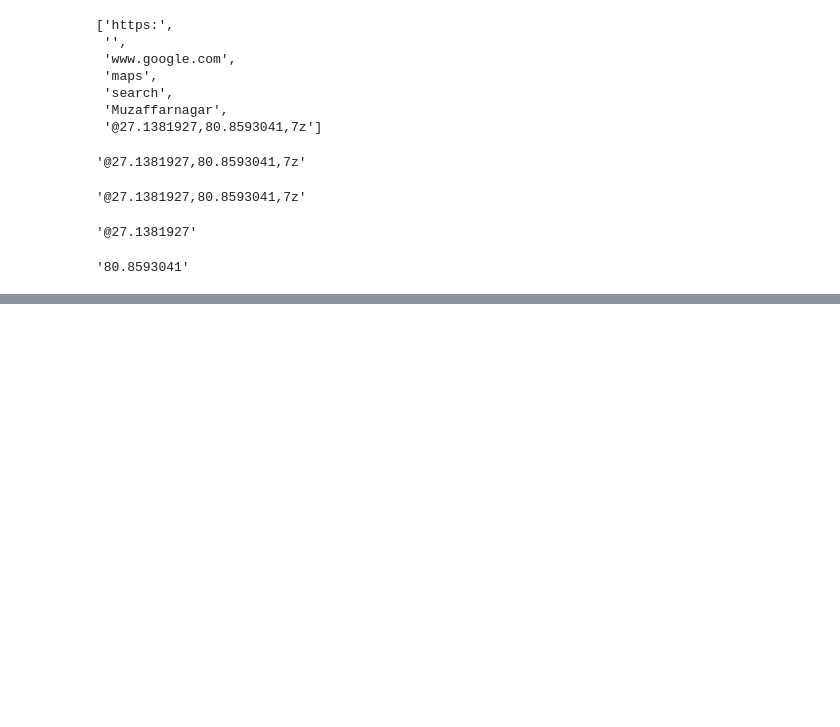
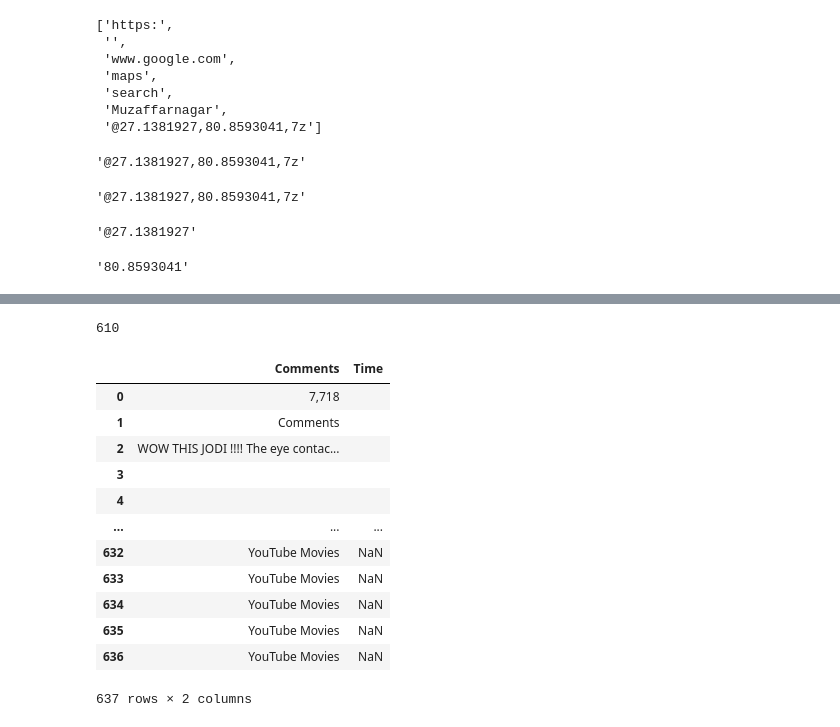
Before and after one commit to rzt1995/Internship, a Jupyter notebook: Assignment__3.ipynb, the cells around one changed output, grey strips where cells are left out. Saved outputs shown, nothing was run; the diff lists cells and outputs as text; code cells hidden in the pictures; blank space fills up the shorter version.

```diff
--- a/Assignment__3.ipynb
+++ b/Assignment__3.ipynb
@@ -864,0 +965,6 @@ comments
+# %%
+time.append(500)
+# %%
+len(time)
+# %% [output]
+610
@@ -864,0 +973,22 @@ comments
+# %%
+df1=pd.DataFrame({'Comments':comments})
+# %%
+df2=pd.DataFrame({'Time':time})
+# %%
+df=pd.concat([df1,df2],axis=1)
+# %%
+df
+# %% [output]
+|  | Comments | Time |
+| 0 | 7,718 |  |
+| 1 | Comments |  |
+| 2 | WOW THIS JODI !!!! The eye contac... |  |
+| 3 | ️‍ |  |
+| 4 | ️‍ |  |
+| ... | ... | ... |
+| 632 | YouTube Movies | NaN |
+| 633 | YouTube Movies | NaN |
+| 634 | YouTube Movies | NaN |
+| 635 | YouTube Movies | NaN |
+| 636 | YouTube Movies | NaN |
+637 rows × 2 columns
```
Also changed, not shown: parts of 12 cells of this notebook.
